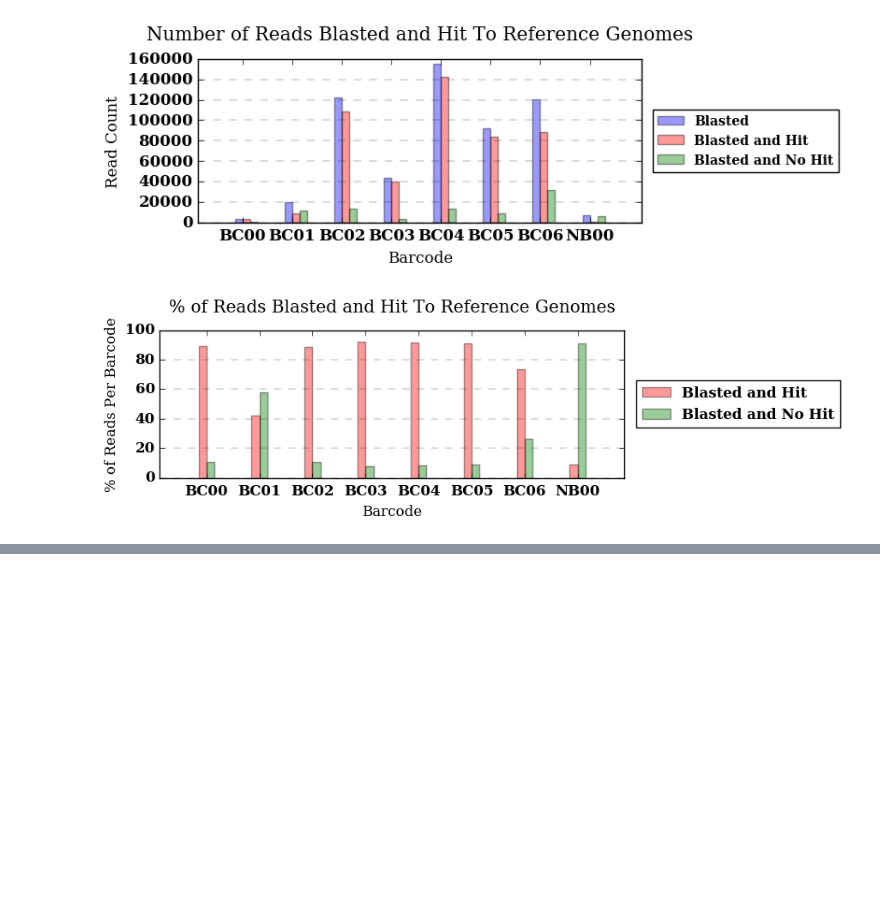
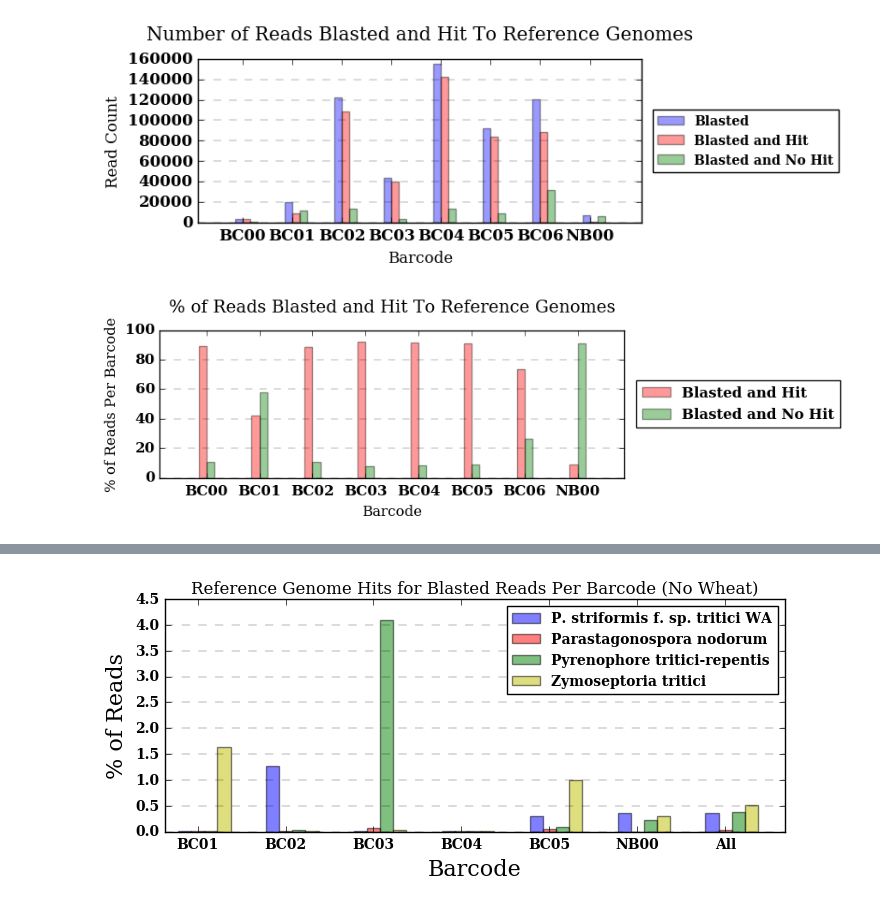
Before and after one commit to BenjaminSchwessinger/Gamran, a Jupyter notebook: MinIon_analysis_12122016_Wagga_initial-Copy1.ipynb, the cells around one changed output, grey strips where cells are left out. Drawn from its saved outputs; the diff is of its cells as text; code cells hidden in the pictures; blank space fills up the shorter version.

```diff
--- a/MinIon_analysis_12122016_Wagga_initial-Copy1.ipynb
+++ b/MinIon_analysis_12122016_Wagga_initial-Copy1.ipynb
@@ -2365,0 +2273,4 @@ len(BC01_sseqid2label_zymo)
+# %%
+joint_blast_pivot_table_pres = joint_blast_df_pres.pivot_table(values='nident', index='barcode', columns='species', aggfunc='count', fill_value=0, margins=True)
+joint_blast_pivot_table_pres.index.name = None
+joint_blast_pivot_table_pres.columns.name = None
@@ -2365,0 +2290,15 @@ len(BC01_sseqid2label_zymo)
+# %%
+joint_blast_pivot_table_pres.loc['BC01'] = joint_blast_pivot_table_pres.loc['BC01'] + joint_blast_pivot_table_pres.loc['BC06']
+joint_blast_pivot_table_pres.drop('BC06',axis=0,inplace=True)
+joint_blast_pivot_table_pres.loc['NB00'] = joint_blast_pivot_table_pres.loc['BC00'] + joint_blast_pivot_table_pres.loc['NB00']
+joint_blast_pivot_table_pres.drop('BC00',axis=0,inplace=True)
+# %%
+joint_blast_pivot_table_pres_pc = joint_blast_pivot_table_pres.copy()
+
+for spcs in joint_blast_pivot_table_pres_pc.columns:
+    joint_blast_pivot_table_pres_pc[str(spcs) + '%'] = np.round((joint_blast_pivot_table_pres_pc[spcs] / joint_blast_pivot_table_pres_pc['All'] * 100), 3)
+for spcs in joint_blast_pivot_table_pres_pc.columns:
+    if '%' not in spcs:
+        joint_blast_pivot_table_pres_pc.drop(spcs, axis=1, inplace=True)
+
+joint_blast_pivot_table_pres_pc.drop('All%', axis=1, inplace=True)
@@ -2365,0 +2316,33 @@ len(BC01_sseqid2label_zymo)
+# %%
+pos = list(range(len(joint_blast_pivot_table_pres_pc['Wheat%'])))
+width = 0.15
+columns_pc = list(joint_blast_pivot_table_pres_pc.columns)
+columns_pc_nowheat = [x for x in columns_pc if x != 'Wheat%']
+columns_nopc = list(map(lambda x:x.strip("%"), columns_pc_nowheat))
+columns_nopc_nowheat = [x for x in columns_nopc if x != 'Wheat']
+barcodes = list(joint_blast_pivot_table_pres_pc.index)
+colours = ['b', 'r', 'g', 'y', 'm']
+fig, ax = plt.subplots(figsize=(8,3))
+
+for ref_genome in columns_pc_nowheat:
+    plt.bar([p + width*int(columns_pc_nowheat.index(ref_genome)) for p in pos],
+            joint_blast_pivot_table_pres_pc[ref_genome],
+            width,
+            alpha=0.5,
+            color=colours[columns_pc_nowheat.index(ref_genome)],
+            label=None)
+
+ax.set_ylabel('% of Reads', fontsize=16)
+ax.set_xlabel('Barcode', fontsize=16)
+ax.set_title('Reference Genome Hits for Blasted Reads Per Barcode (No Wheat)')
+ax.set_xticks([p + 1.5 * width for p in pos])
+ax.set_xticklabels(barcodes)
+
+plt.xlim(min(pos)-width, max(pos)+0.3+width*4)
+
+# Adding the legend and showing the plot
+plt.legend(list(columns_nopc_nowheat), loc='upper right', fontsize=10)
+plt.grid(b=None, which='major', axis='y', linestyle='dashed', linewidth=0.2)
+plt.show()
+# %% [output]
+[figure, added]
```
Also changed, not shown: parts of 61 cells of this notebook.
